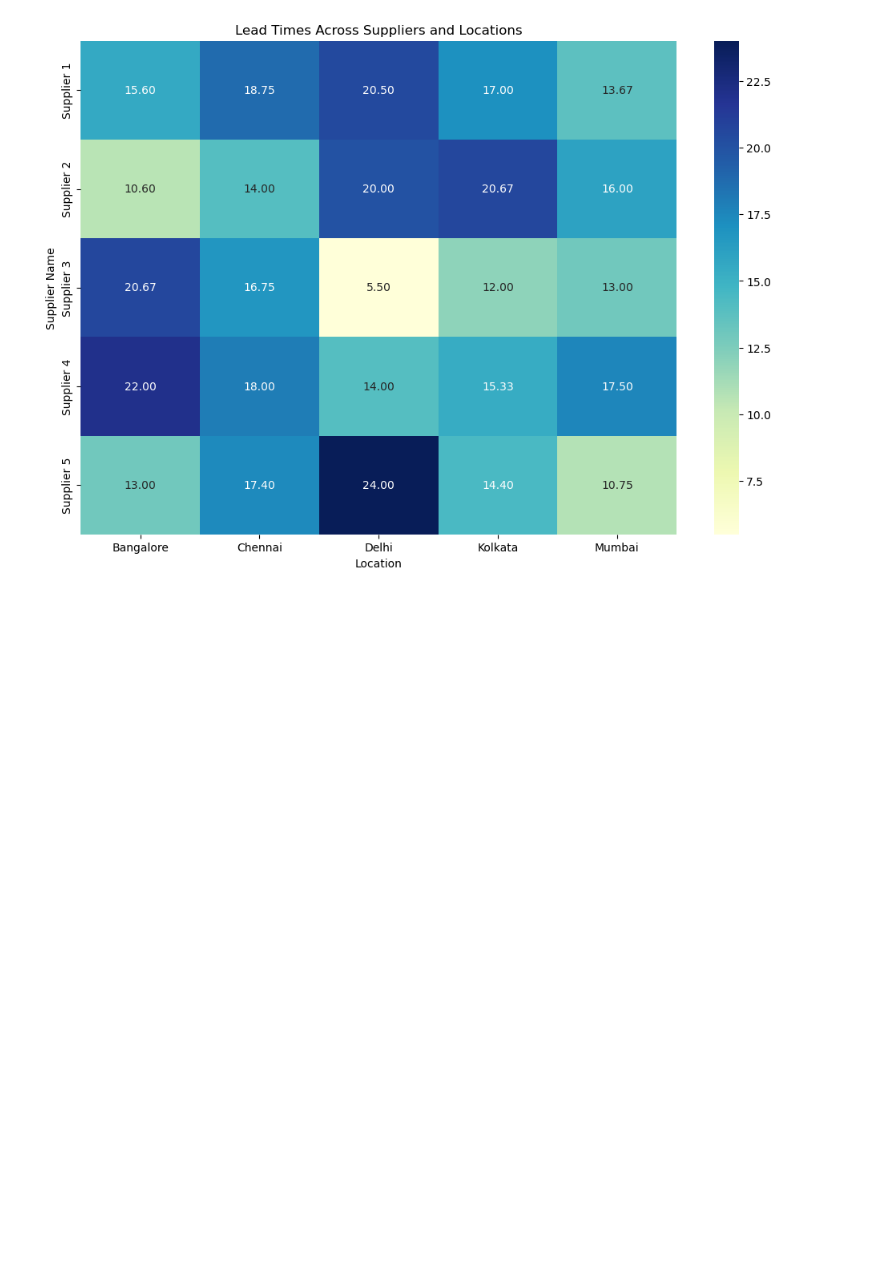
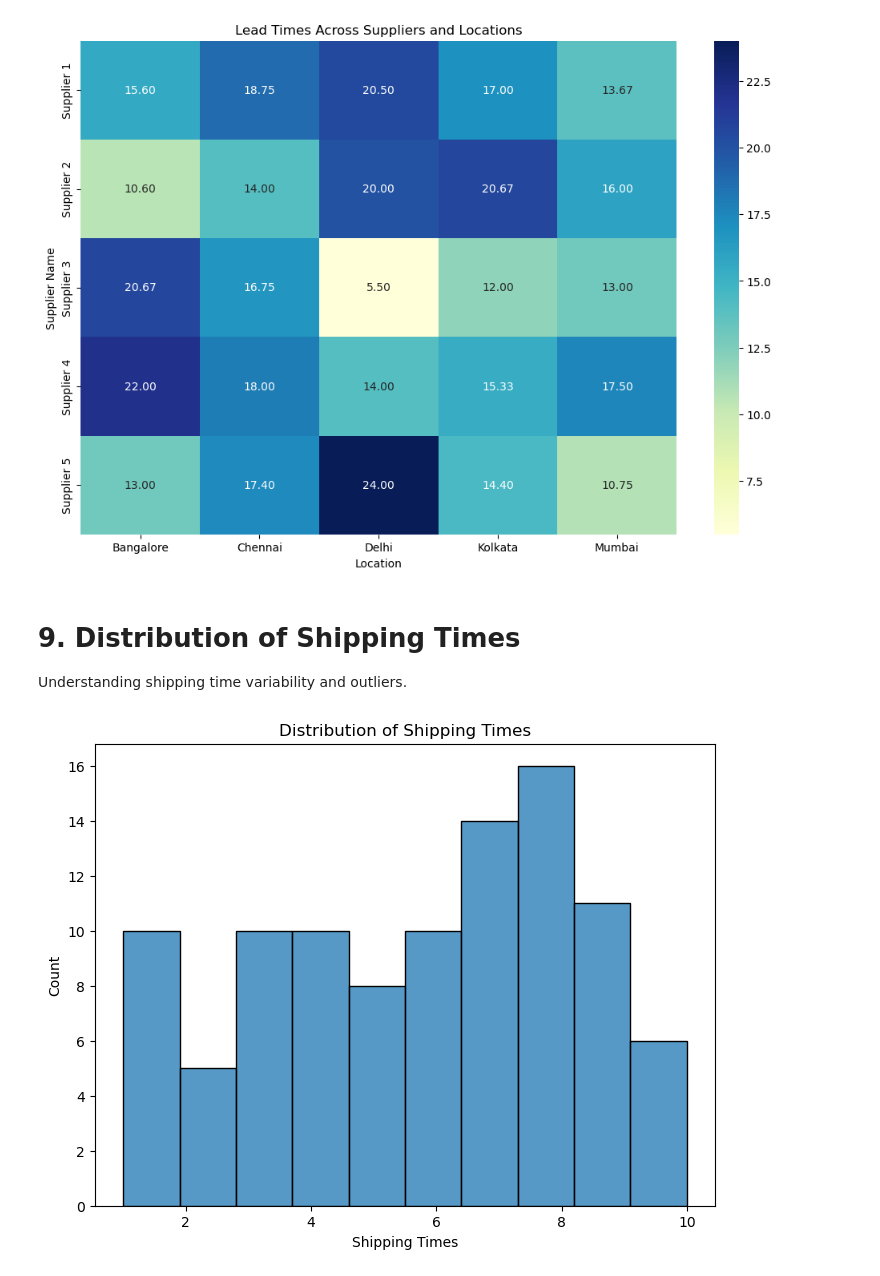
Before and after one commit to ram-polisetti/DataScience, a Jupyter notebook: Supplychain Projects/Visualization Projects/SupplychainDataInsights/supplychaindatainsightsvisualization.ipynb, the cells around one changed output. Cells and saved outputs as stored; diff of their text form; code cells hidden in the pictures; blank space fills up the shorter version.

```diff
--- a/Supplychain Projects/Visualization Projects/SupplychainDataInsights/supplychaindatainsightsvisualization.ipynb
+++ b/Supplychain Projects/Visualization Projects/SupplychainDataInsights/supplychaindatainsightsvisualization.ipynb
@@ -222,3 +222,15 @@ plt.ylabel('Supplier Name')
 plt.show()
 # %% [output]
 [figure]
+# %% [markdown]
+# 9. Distribution of Shipping Times
+ Understanding shipping time variability and outliers.
+# %%
+plt.figure(figsize=(8,6))
+sns.histplot(data=data, x='shipping_times', bins=10)
+plt.xlabel('Shipping Times')
+plt.ylabel('Count')
+plt.title('Distribution of Shipping Times')
+plt.show()
+# %% [output]
+[figure, added]
```
Also changed, not shown: parts of 9 cells of this notebook.
